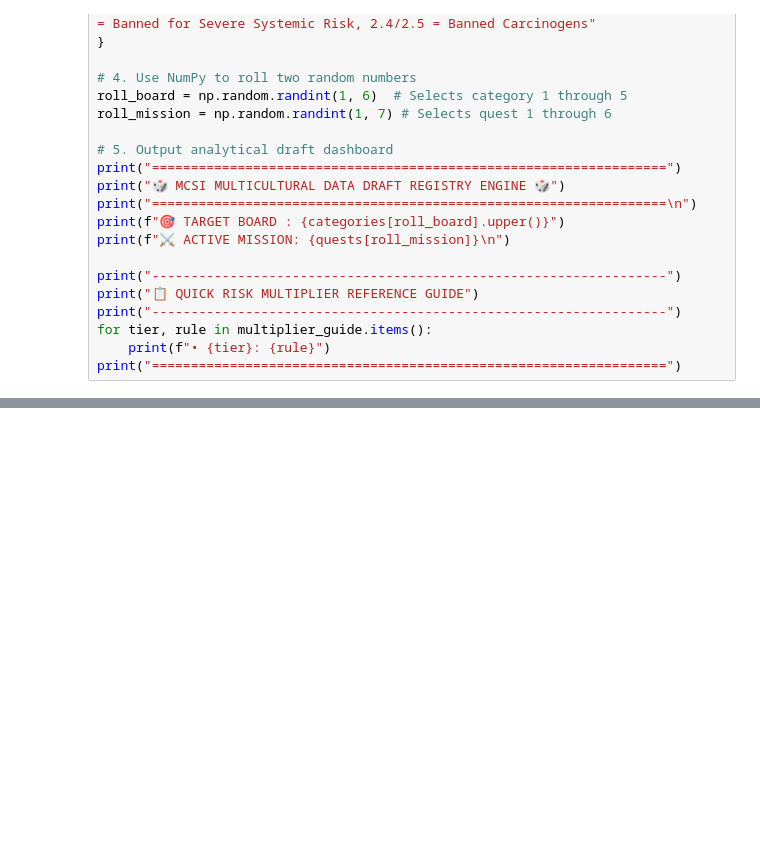
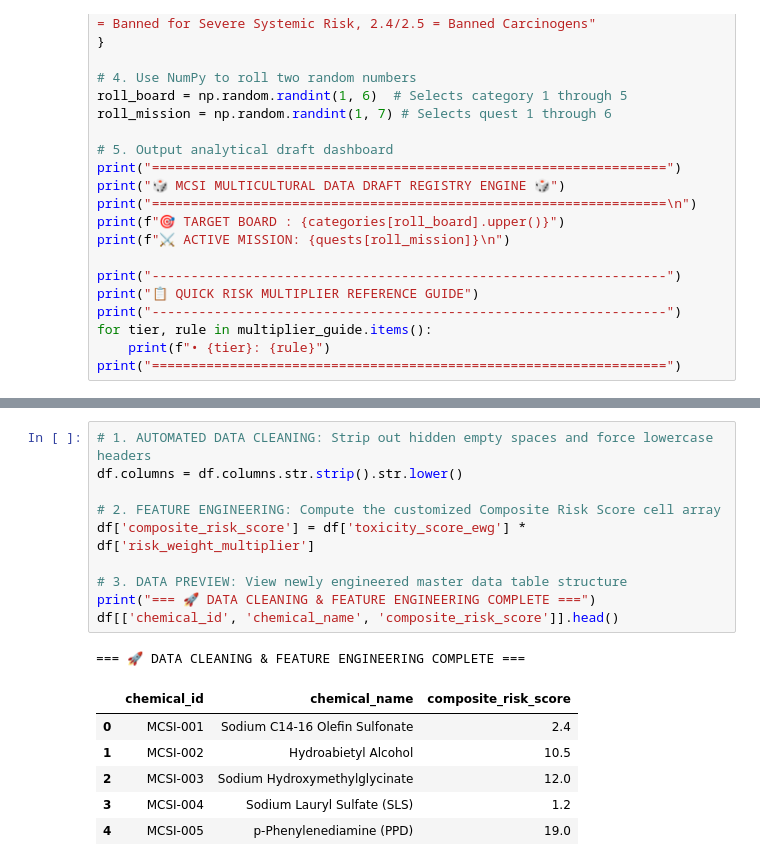
Before and after one commit to Slippery-Elm/multicultural-cosmetic-safety-model, a Jupyter notebook: notebooks/mcsi_model_calculation.ipynb, the cells around one changed output, grey strips where cells are left out. Drawn from its saved outputs; the diff is of its cells as text; blank space fills up the shorter version.

```diff
--- a/notebooks/mcsi_model_calculation.ipynb
+++ b/notebooks/mcsi_model_calculation.ipynb
@@ -46,0 +77,18 @@ print("==================================================================")
+# %%
+# 1. AUTOMATED DATA CLEANING: Strip out hidden empty spaces and force lowercase headers
+df.columns = df.columns.str.strip().str.lower()
+
+# 2. FEATURE ENGINEERING: Compute the customized Composite Risk Score cell array
+df['composite_risk_score'] = df['toxicity_score_ewg'] * df['risk_weight_multiplier']
+
+# 3. DATA PREVIEW: View newly engineered master data table structure
+print("=== 🚀 DATA CLEANING & FEATURE ENGINEERING COMPLETE ===")
+df[['chemical_id', 'chemical_name', 'composite_risk_score']].head()
+# %% [output]
+=== 🚀 DATA CLEANING & FEATURE ENGINEERING COMPLETE ===
+|  | chemical_id | chemical_name | composite_risk_score |
+| 0 | MCSI-001 | Sodium C14-16 Olefin Sulfonate | 2.4 |
+| 1 | MCSI-002 | Hydroabietyl Alcohol | 10.5 |
+| 2 | MCSI-003 | Sodium Hydroxymethylglycinate | 12.0 |
+| 3 | MCSI-004 | Sodium Lauryl Sulfate (SLS) | 1.2 |
+| 4 | MCSI-005 | p-Phenylenediamine (PPD) | 19.0 |
```
Also changed, not shown: parts of 3 cells of this notebook.
